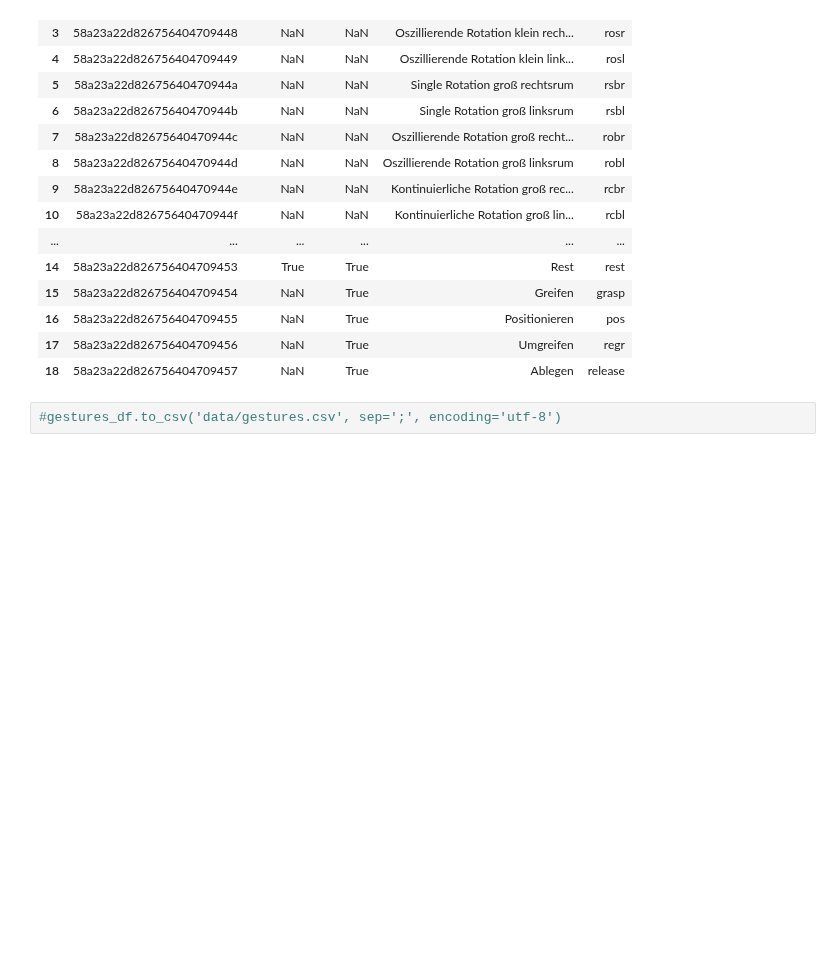
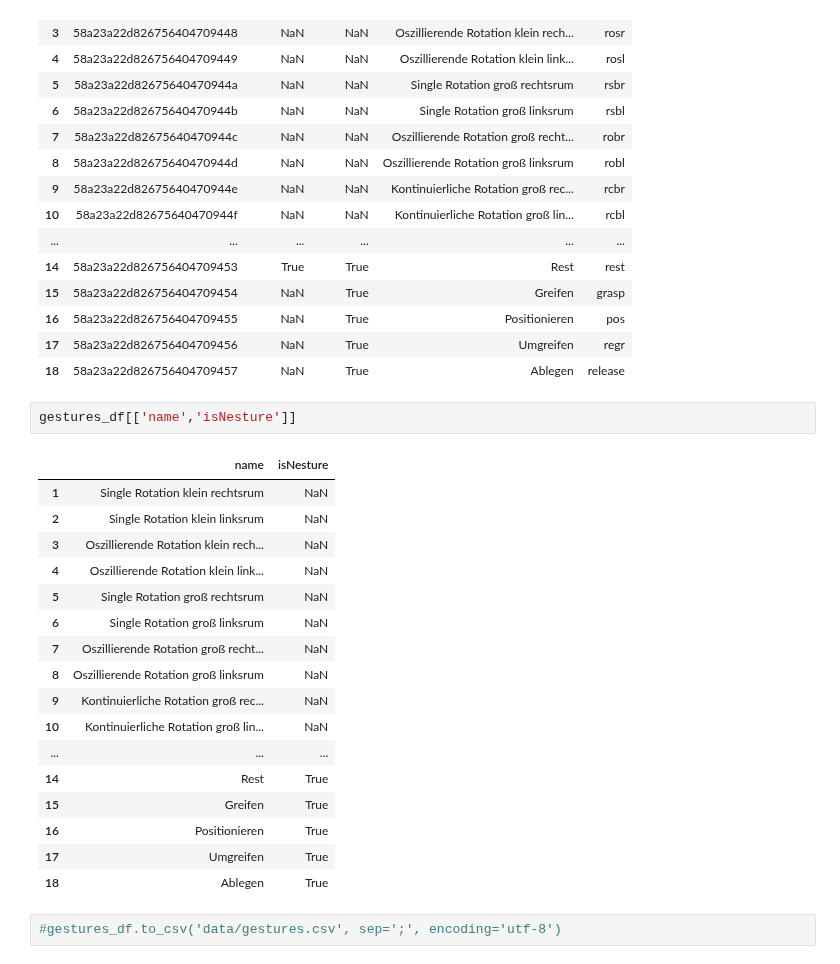
Before and after one commit to Make-O-Matic/MOM-Engine, a Jupyter notebook: data_preprocess_TU.ipynb, the cells around one changed output. Saved outputs shown, nothing was run; the diff lists cells and outputs as text; blank space fills up the shorter version.

```diff
--- a/data_preprocess_TU.ipynb
+++ b/data_preprocess_TU.ipynb
@@ -94,6 +94,26 @@ gestures_df
 | 16 | 58a23a22d826756404709455 | NaN | True | Positionieren | pos |
 | 17 | 58a23a22d826756404709456 | NaN | True | Umgreifen | regr |
 | 18 | 58a23a22d826756404709457 | NaN | True | Ablegen | release |
+# %%
+gestures_df[['name','isNesture']]
+# %% [output]
+|  | name | isNesture |
+| 1 | Single Rotation klein rechtsrum | NaN |
+| 2 | Single Rotation klein linksrum | NaN |
+| 3 | Oszillierende Rotation klein rech... | NaN |
+| 4 | Oszillierende Rotation klein link... | NaN |
+| 5 | Single Rotation groß rechtsrum | NaN |
+| 6 | Single Rotation groß linksrum | NaN |
+| 7 | Oszillierende Rotation groß recht... | NaN |
+| 8 | Oszillierende Rotation groß linksrum | NaN |
+| 9 | Kontinuierliche Rotation groß rec... | NaN |
+| 10 | Kontinuierliche Rotation groß lin... | NaN |
+| ... | ... | ... |
+| 14 | Rest | True |
+| 15 | Greifen | True |
+| 16 | Positionieren | True |
+| 17 | Umgreifen | True |
+| 18 | Ablegen | True |
 # %%
 #gestures_df.to_csv('data/gestures.csv', sep=';', encoding='utf-8')
 # %%
```
Also changed, not shown: parts of 11 cells of this notebook.
